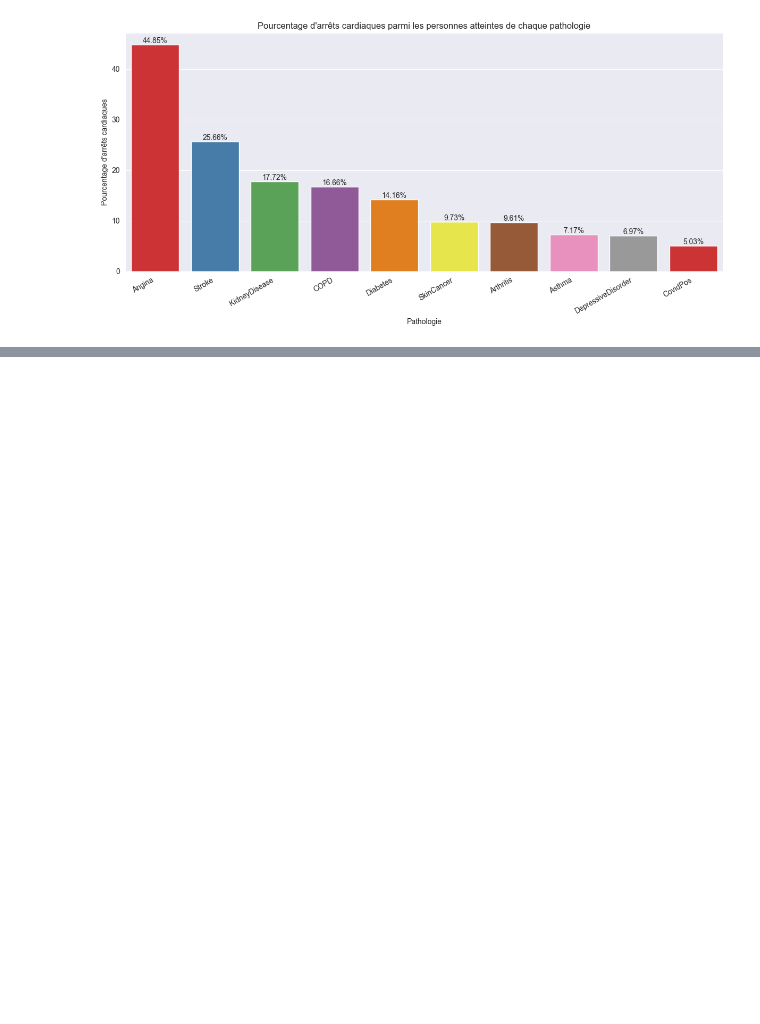
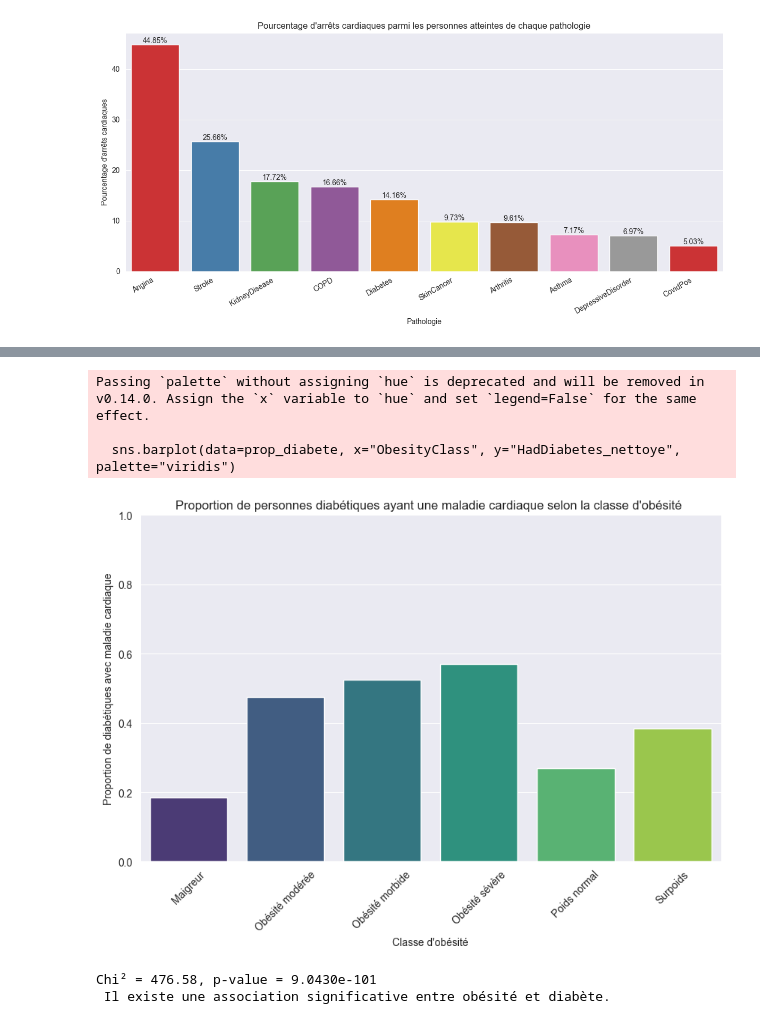
Before and after one commit to Leonciol/Reporting_restitution_grp4, a Jupyter notebook: main.ipynb, the cells around one changed output, grey strips where cells are left out. Cells and saved outputs as stored; diff of their text form; code cells hidden in the pictures; blank space fills up the shorter version.

```diff
--- a/main.ipynb
+++ b/main.ipynb
@@ -326,0 +326,61 @@ plt.show()
+# %%
+df = pd.read_csv("data/heart_2022_clean.csv")
+df = df[(df["HadAngina"] == "Yes") & (df["HadHeartAttack"] == "Yes")]
+# %%
+
+def obesity_class(bmi):
+    if bmi < 18.5:
+        return "Maigreur"
+    elif 18.5 <= bmi < 25:
+        return "Poids normal"
+    elif 25 <= bmi < 30:
+        return "Surpoids"
+    elif 30 <= bmi < 35:
+        return "Obésité modérée"
+    elif 35 <= bmi < 40:
+        return "Obésité sévère"
+    else:
+        return "Obésité morbide"
+
+df["ObesityClass"] = df["BMI"].apply(obesity_class)
+# %%
+def diabetes_binary(val):
+    if val in ["Yes", "Yes, but only during pregnancy (female)"]:
+        return 1
+    elif val in ["No", "No"]:
+        return 0
+    else:
+        return None
+
+df["HadDiabetes_nettoye"] = df["HadDiabetes"].apply(diabetes_binary)
+
+df = df.dropna(subset=["ObesityClass", "HadDiabetes_nettoye"])
+# %%
+prop_diabete = df.groupby("ObesityClass")["HadDiabetes_nettoye"].mean().reset_index()
+
+plt.figure(figsize=(10,6))
+sns.barplot(data=prop_diabete, x="ObesityClass", y="HadDiabetes_nettoye", palette="viridis")
+plt.title("Proportion de personnes diabétiques ayant une maladie cardiaque selon la classe d'obésité ")
+plt.ylabel("Proportion de diabétiques avec maladie cardiaque")
+plt.xlabel("Classe d'obésité")
+plt.xticks(rotation=45)
+plt.ylim(0, 1)
+plt.show()
+# %% [output]
+Passing `palette` without assigning `hue` is deprecated and will be removed in v0.14.0. Assign the `x` variable to `hue` and set `legend=False` for the same effect.
+
+  sns.barplot(data=prop_diabete, x="ObesityClass", y="HadDiabetes_nettoye", palette="viridis")
+[figure, added]
+# %%
+contingency_table = pd.crosstab(df["ObesityClass"], df["HadDiabetes_nettoye"])
+chi2, p, dof, expected = chi2_contingency(contingency_table)
+
+print(f"Chi² = {chi2:.2f}, p-value = {p:.4e}")
+
+if p < 0.05:
+    print(" Il existe une association significative entre obésité et diabète.")
+else:
+    print(" Aucune preuve d'association significative entre obésité et diabète.")
+# %% [output]
+Chi² = 476.58, p-value = 9.0430e-101
+ Il existe une association significative entre obésité et diabète.
```
Also changed, not shown: parts of 11 cells of this notebook, 1 other file.
